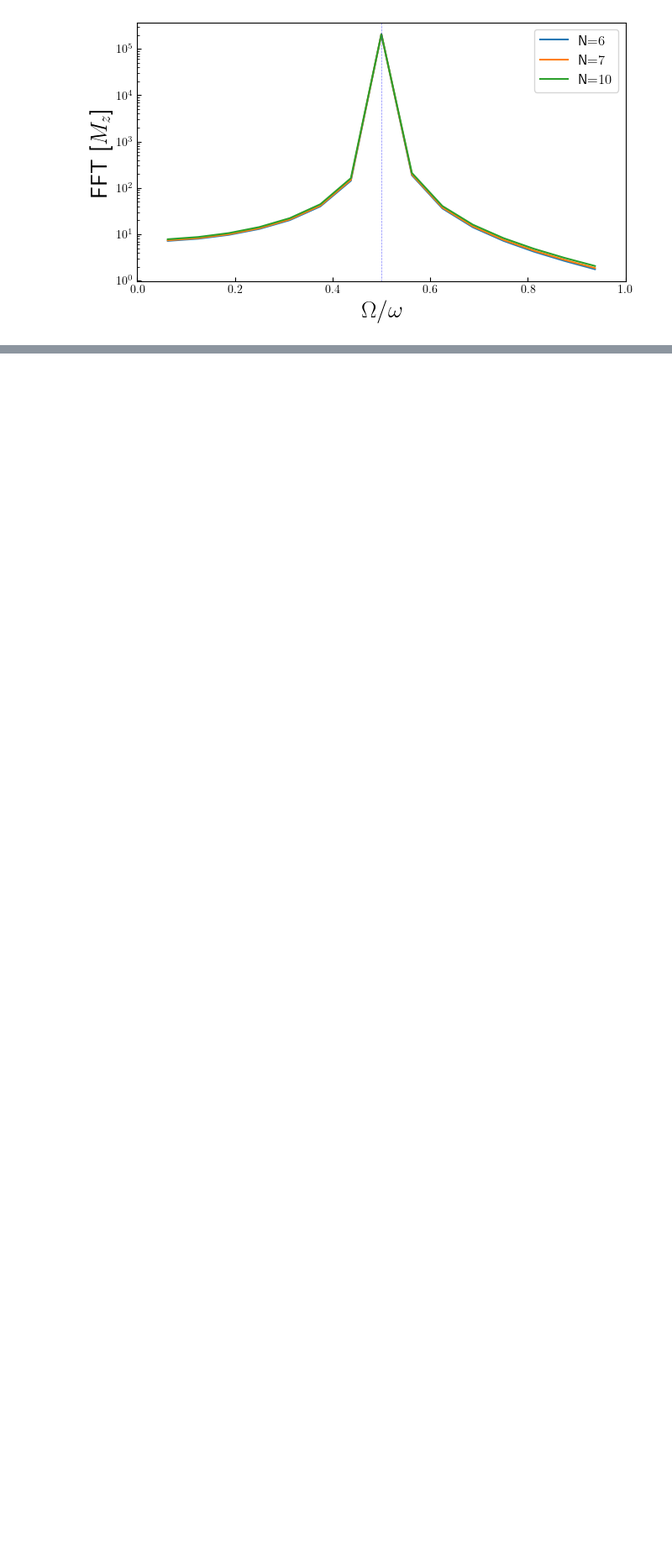
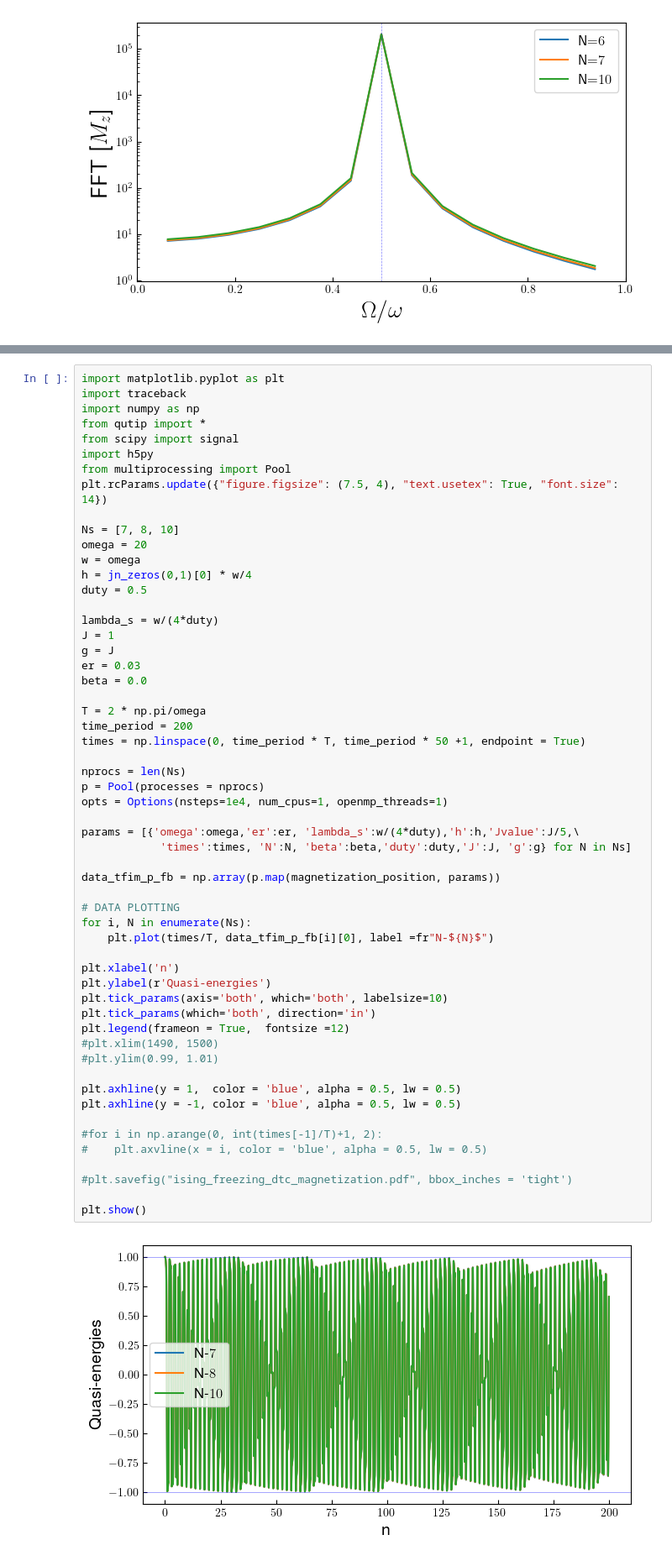
Before and after one commit to rahmahi/Impure_Flat-band, a Jupyter notebook: impure_fb_DTC.ipynb, the cells around one changed output, grey strips where cells are left out. Shown at 84% size. Drawn from its saved outputs; the diff is of its cells as text; blank space fills up the shorter version.

```diff
--- a/impure_fb_DTC.ipynb
+++ b/impure_fb_DTC.ipynb
@@ -834,0 +882,58 @@ plt.show()
+# %%
+import matplotlib.pyplot as plt
+import traceback
+import numpy as np
+from qutip import *
+from scipy import signal
+import h5py
+from multiprocessing import Pool
+plt.rcParams.update({"figure.figsize": (7.5, 4), "text.usetex": True, "font.size": 14})
+
+Ns = [7, 8, 10]
+omega = 20
+w = omega
+h = jn_zeros(0,1)[0] * w/4
+duty = 0.5
+
+lambda_s = w/(4*duty)
+J = 1
+g = J
+er = 0.03
+beta = 0.0
+
+T = 2 * np.pi/omega
+time_period = 200
+times = np.linspace(0, time_period * T, time_period * 50 +1, endpoint = True)
+
+nprocs = len(Ns)
+p = Pool(processes = nprocs)
+opts = Options(nsteps=1e4, num_cpus=1, openmp_threads=1)
+
+params = [{'omega':omega,'er':er, 'lambda_s':w/(4*duty),'h':h,'Jvalue':J/5,\
+            'times':times, 'N':N, 'beta':beta,'duty':duty,'J':J, 'g':g} for N in Ns]
+
+data_tfim_p_fb = np.array(p.map(magnetization_position, params))
+
+# DATA PLOTTING
+for i, N in enumerate(Ns):
+    plt.plot(times/T, data_tfim_p_fb[i][0], label =fr"N-${N}$")
+
+plt.xlabel('n')
+plt.ylabel(r'Quasi-energies')
+plt.tick_params(axis='both', which='both', labelsize=10)
+plt.tick_params(which='both', direction='in')
+plt.legend(frameon = True,  fontsize =12)
+#plt.xlim(1490, 1500)
+#plt.ylim(0.99, 1.01)
+
+plt.axhline(y = 1,  color = 'blue', alpha = 0.5, lw = 0.5)
+plt.axhline(y = -1, color = 'blue', alpha = 0.5, lw = 0.5)
+
+#for i in np.arange(0, int(times[-1]/T)+1, 2):
+#    plt.axvline(x = i, color = 'blue', alpha = 0.5, lw = 0.5)
+
+#plt.savefig("ising_freezing_dtc_magnetization.pdf", bbox_inches = 'tight')
+
+plt.show()
+# %% [output]
+[figure, added]
```
Also changed, not shown: parts of 5 cells of this notebook, 3 other files.
